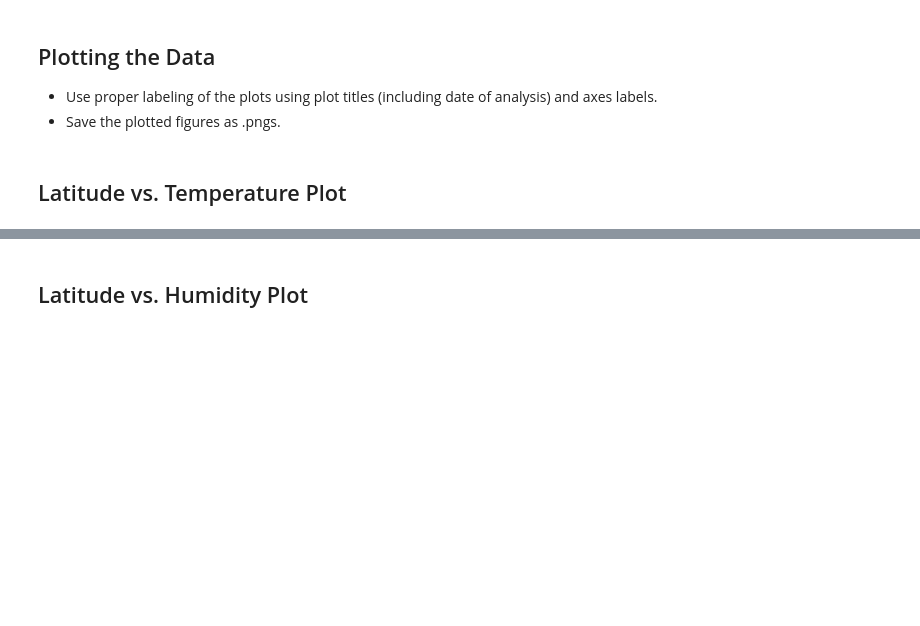
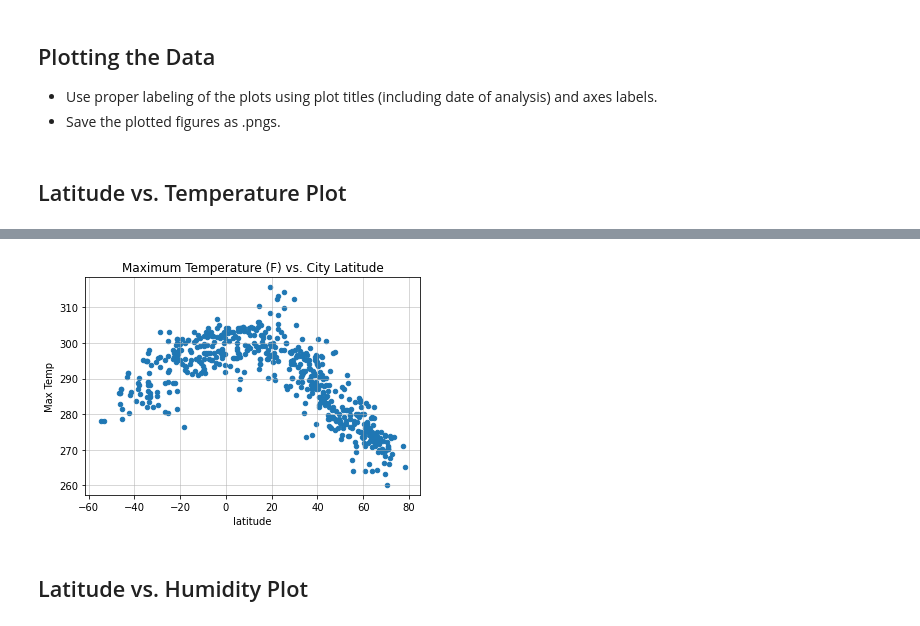
Before and after one commit to D4n13l-50L/python-api-challenge, a Jupyter notebook: Weatherpy/WeatherPy.ipynb, the cells around one changed output, grey strips where cells are left out. Cells and saved outputs as stored; diff of their text form; code cells hidden in the pictures; blank space fills up the shorter version.

```diff
--- a/Weatherpy/WeatherPy.ipynb
+++ b/Weatherpy/WeatherPy.ipynb
@@ -190,4 +206,5 @@ Skip this step if there are no cities that have humidity > 100%.
 # %%
-Lessthan100 = weather_byCity.loc[weather_byCity['Humidity']<100]
-Lessthan100.head(100)
+#make df with <=100% humidity
+Lessthan100 = weather_byCity.loc[weather_byCity['Humidity']<=100]
+len(Lessthan100)
 # %% [output]
@@ -214,3 +219,4 @@ Int64Index([], dtype='int64')
 # %%
 # Make a new DataFrame equal to the city data to drop all humidity outliers by index.
 # Passing "inplace=False" will make a copy of the city_data DataFrame, which we call "clean_city_data".
+clean_city_data = Lessthan100
@@ -233,2 +245,12 @@ Int64Index([], dtype='int64')
+# %%
+#Make Plot lat vs max temp
+lat_vs_T_axes = clean_city_data.plot(kind="scatter", x="Lat", y="Max Temp",
+                                      title="Maximum Temperature (F) vs. City Latitude")
+plt.grid(linestyle='-', linewidth=1, alpha = 0.5)
+plt.xlabel("latitude")
+
+lat_vs_T_axes.get_figure().savefig("TempmaxVlatitude_All_Cities.png")
+# %% [output]
+[figure, added]
 # %% [markdown]
 ## Latitude vs. Humidity Plot
```
Also changed, not shown: parts of 43 cells of this notebook, 9 other files.
